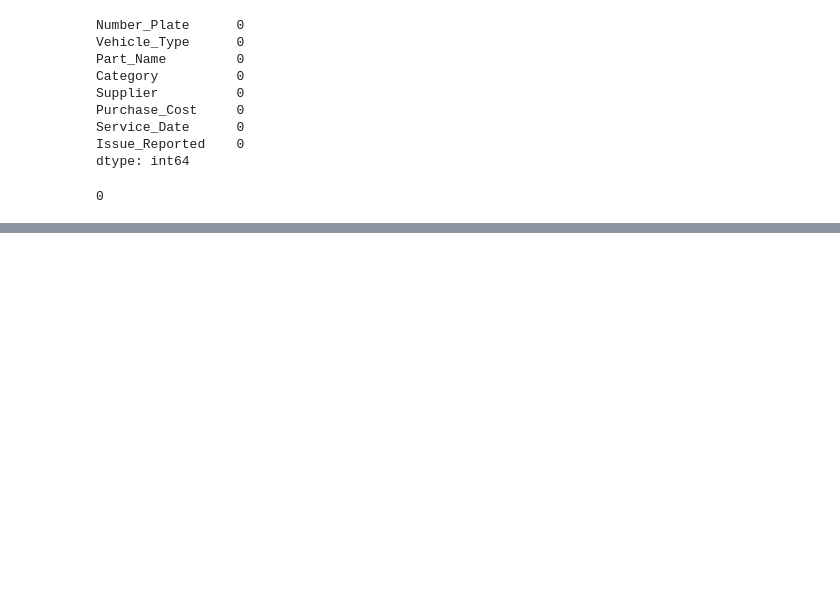
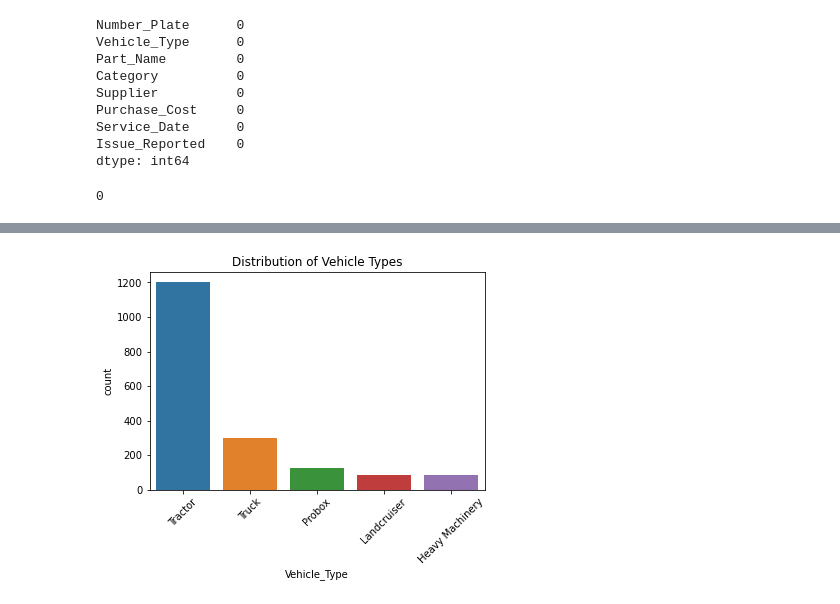
Before and after one commit to Masinde10/Fleet-operations, a Jupyter notebook: Fleet operations.ipynb, the cells around one changed output, grey strips where cells are left out. Drawn from its saved outputs; the diff is of its cells as text; code cells hidden in the pictures; blank space fills up the shorter version.

Commit message:
Exploratory Data Analysis

```diff
--- a/Fleet operations.ipynb
+++ b/Fleet operations.ipynb
@@ -86,0 +107,8 @@ df.duplicated().sum()
+# %%
+# Count the number of each unit
+sns.countplot(x='Vehicle_Type', data=df)
+plt.title('Distribution of Vehicle Types')
+plt.xticks(rotation=45)
+plt.show()
+# %% [output]
+[figure, added]
```
Also changed, not shown: parts of 7 cells of this notebook.
